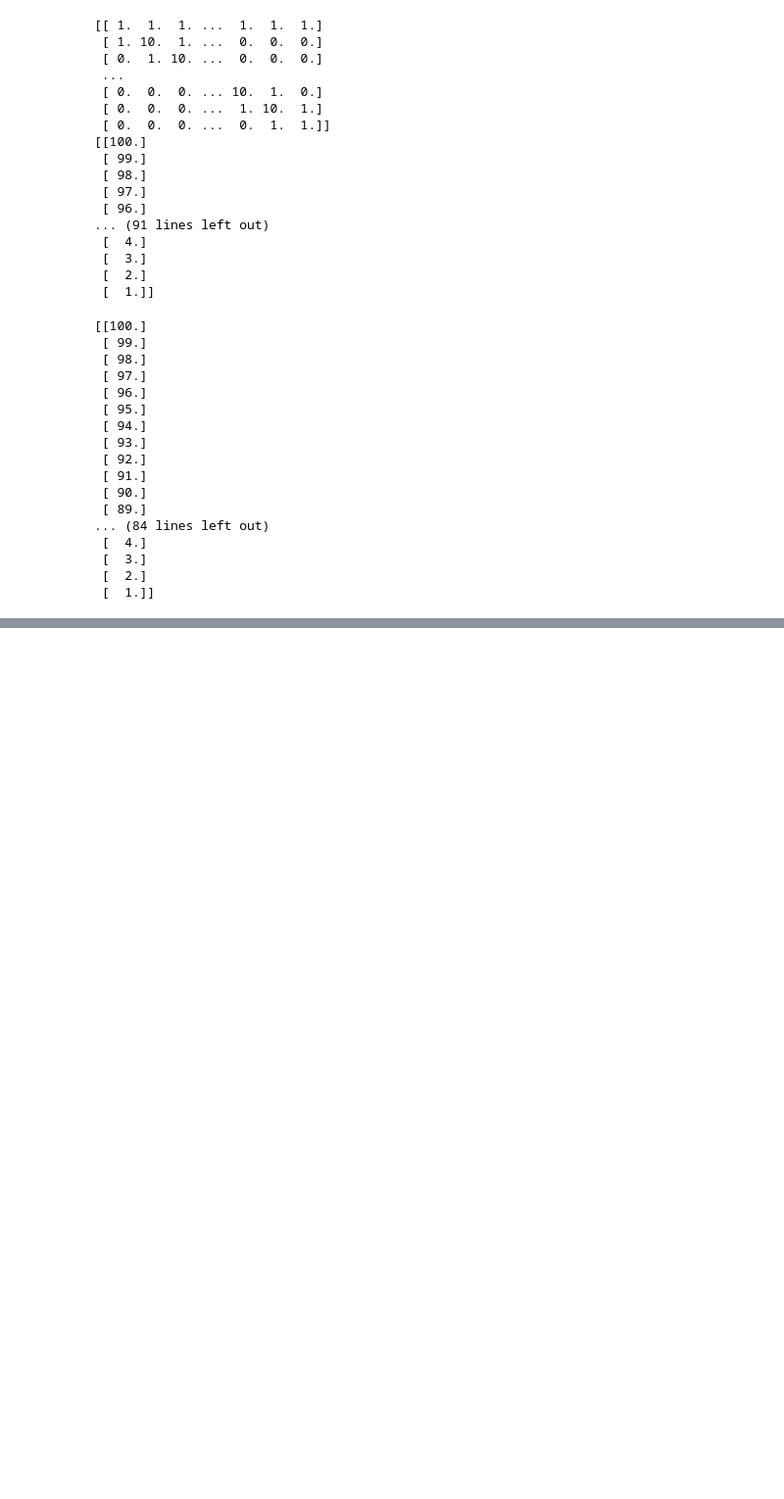
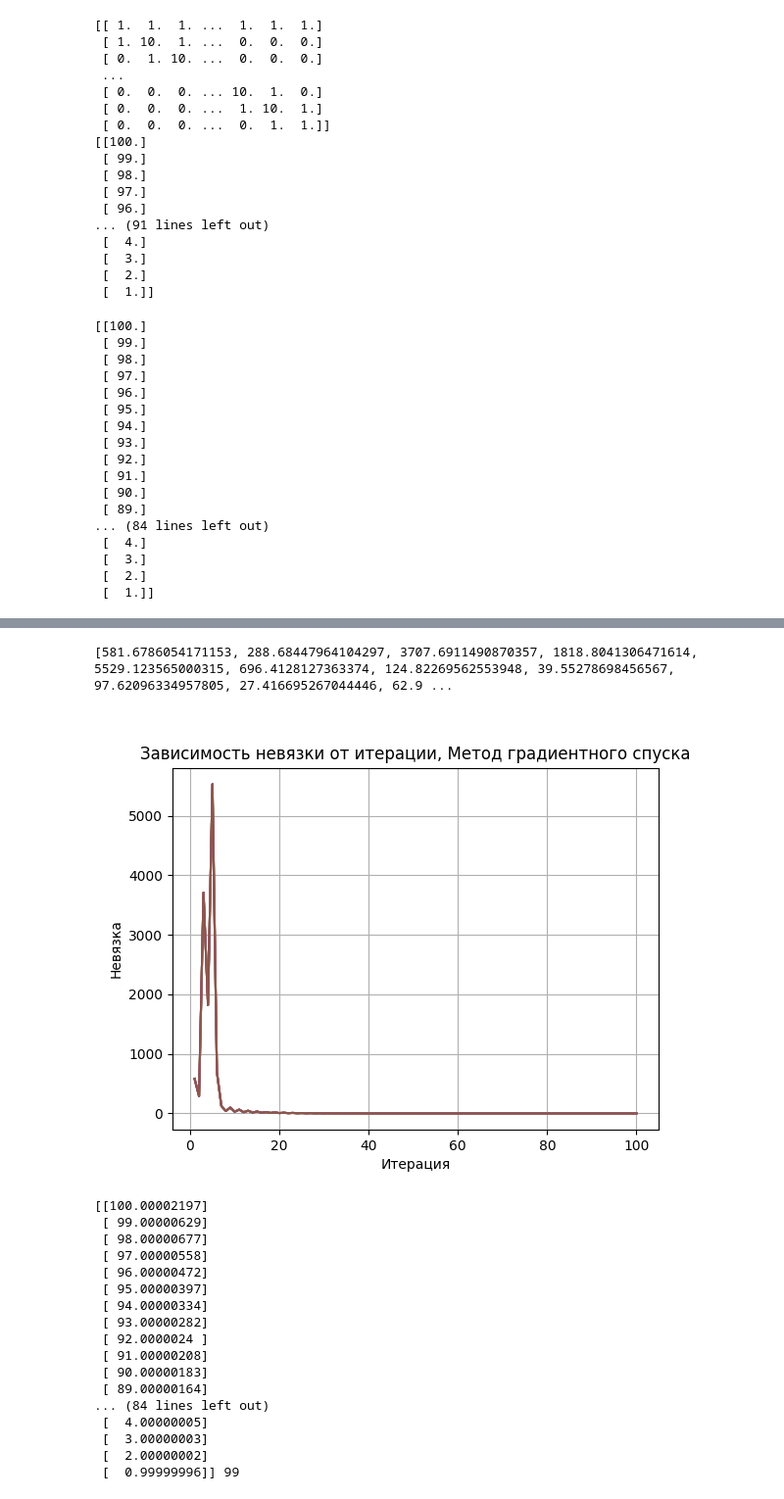
Before and after one commit to 4EFI/Computational-Maths, a Jupyter notebook: Lab2/work.ipynb, the cells around one changed output, grey strips where cells are left out. Shown at 98% size. Drawn from its saved outputs; the diff is of its cells as text; code cells hidden in the pictures; blank space fills up the shorter version.

```diff
--- a/Lab2/work.ipynb
+++ b/Lab2/work.ipynb
@@ -125,3 +400,67 @@ print(np.dot(A, u))
+# %%
+def gradient_descent(A, F, u0, eps=1e-6, max_iter=100):
+    """
+    Реализует метод градиентного спуска для решения системы Au = F.
+
+    Args:
+        A:          Матрица коэффициентов системы (numpy.ndarray).
+        F:          Вектор свободных членов (numpy.ndarray).
+        u0:         Начальное приближение к решению.
+        eps:        Точность, с которой ищется решение.
+        max_iter:   Максимальное количество итераций.
+
+    Returns:
+        Вектор решений системы (numpy.ndarray) или None.
+        Количество выполненных итераций.
+    """
+
+    n = A.shape[0]
+
+    u = u0.copy()
+    r = np.zeros((n, 1))
+
+    r_arr = []
+
+    for k in range(max_iter):
+        r = F - np.dot(A, u)
+        tau = np.dot(r.T, r) / np.dot(np.dot(A, r).T, r)
+
+        r_arr.append(np.linalg.norm(r))
+
+        u_prev = u.copy()
+        u = u_prev + tau * r
+
+        if np.linalg.norm(u - u_prev) < eps:
+            break
+
+    plot_r(r_arr, "Метод градиентного спуска")
+
+    return u, k
+# %%
+u0 = np.zeros((n, 1))
+u, k = gradient_descent(A, F, u0)
+
+print(np.dot(A, u), k)
+# %% [output]
+[581.6786054171153, 288.68447964104297, 3707.6911490870357, 1818.8041306471614, 5529.123565000315, 696.4128127363374, 124.82269562553948, 39.55278698456567, 97.62096334957805, 27.416695267044446, 62.9 ...
+[figure, added]
+[[100.00002197]
+ [ 99.00000629]
+ [ 98.00000677]
+ [ 97.00000558]
+ [ 96.00000472]
+ [ 95.00000397]
+ [ 94.00000334]
+ [ 93.00000282]
+ [ 92.0000024 ]
+ [ 91.00000208]
+ [ 90.00000183]
+ [ 89.00000164]
+... (84 lines left out)
+ [  4.00000005]
+ [  3.00000003]
+ [  2.00000002]
+ [  0.99999996]] 99
 # %%
 def show_plot(h, func, derivative_func, func_name):
     x_0 = 0
```
Also changed, not shown: parts of 10 cells of this notebook.
